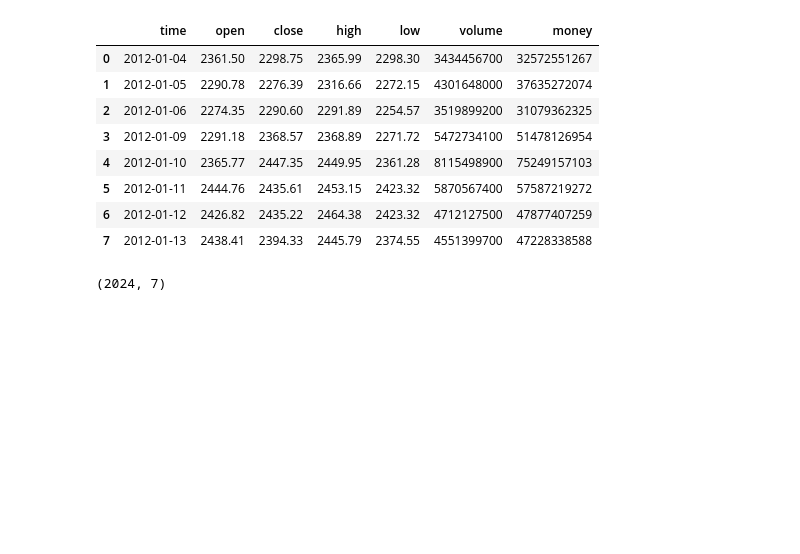
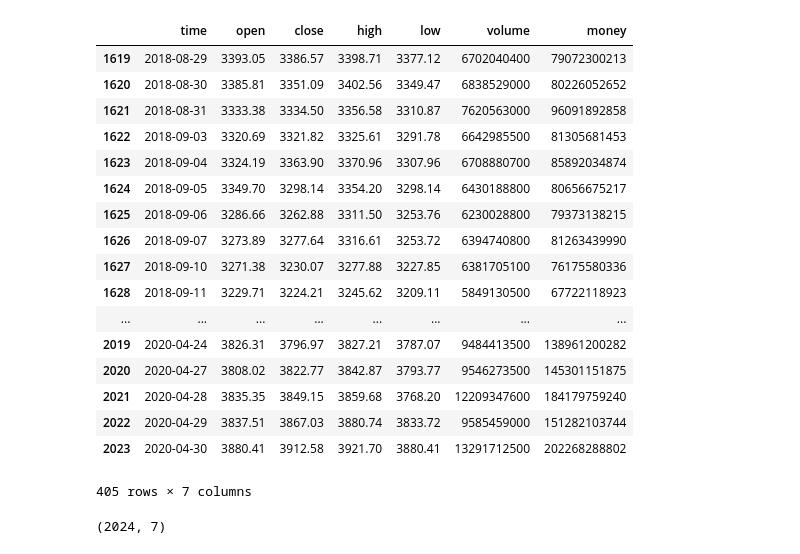
Before and after one commit to hellobilllee/lstm_stock_price_prediction, a Jupyter notebook: lstm_predict_xshg300_next3day_price.ipynb, the cells around one changed output. Drawn from its saved outputs; the diff is of its cells as text; code cells hidden in the pictures; blank space fills up the shorter version.

```diff
--- a/lstm_predict_xshg300_next3day_price.ipynb
+++ b/lstm_predict_xshg300_next3day_price.ipynb
@@ -17,18 +18,27 @@ from sklearn.preprocessing import MinMaxScaler
 import time
 # %%
 df = pd.read_csv("data/沪深300天级别数据.csv",header=0,index_col=None,sep='\s+',parse_dates=[0])
-# %%
-df.head(8)
-# %% [output]
-|  | time | open | close | high | low | volume | money |
-| 0 | 2012-01-04 | 2361.50 | 2298.75 | 2365.99 | 2298.30 | 3434456700 | 32572551267 |
-| 1 | 2012-01-05 | 2290.78 | 2276.39 | 2316.66 | 2272.15 | 4301648000 | 37635272074 |
-| 2 | 2012-01-06 | 2274.35 | 2290.60 | 2291.89 | 2254.57 | 3519899200 | 31079362325 |
-| 3 | 2012-01-09 | 2291.18 | 2368.57 | 2368.89 | 2271.72 | 5472734100 | 51478126954 |
-| 4 | 2012-01-10 | 2365.77 | 2447.35 | 2449.95 | 2361.28 | 8115498900 | 75249157103 |
-| 5 | 2012-01-11 | 2444.76 | 2435.61 | 2453.15 | 2423.32 | 5870567400 | 57587219272 |
-| 6 | 2012-01-12 | 2426.82 | 2435.22 | 2464.38 | 2423.32 | 4712127500 | 47877407259 |
-| 7 | 2012-01-13 | 2438.41 | 2394.33 | 2445.79 | 2374.55 | 4551399700 | 47228338588 |
+# %%
+df[1619:]
+# %% [output]
+|  | time | open | close | high | low | volume | money |
+| 1619 | 2018-08-29 | 3393.05 | 3386.57 | 3398.71 | 3377.12 | 6702040400 | 79072300213 |
+| 1620 | 2018-08-30 | 3385.81 | 3351.09 | 3402.56 | 3349.47 | 6838529000 | 80226052652 |
+| 1621 | 2018-08-31 | 3333.38 | 3334.50 | 3356.58 | 3310.87 | 7620563000 | 96091892858 |
+| 1622 | 2018-09-03 | 3320.69 | 3321.82 | 3325.61 | 3291.78 | 6642985500 | 81305681453 |
+| 1623 | 2018-09-04 | 3324.19 | 3363.90 | 3370.96 | 3307.96 | 6708880700 | 85892034874 |
+| 1624 | 2018-09-05 | 3349.70 | 3298.14 | 3354.20 | 3298.14 | 6430188800 | 80656675217 |
+| 1625 | 2018-09-06 | 3286.66 | 3262.88 | 3311.50 | 3253.76 | 6230028800 | 79373138215 |
+| 1626 | 2018-09-07 | 3273.89 | 3277.64 | 3316.61 | 3253.72 | 6394740800 | 81263439990 |
+| 1627 | 2018-09-10 | 3271.38 | 3230.07 | 3277.88 | 3227.85 | 6381705100 | 76175580336 |
+| 1628 | 2018-09-11 | 3229.71 | 3224.21 | 3245.62 | 3209.11 | 5849130500 | 67722118923 |
+| ... | ... | ... | ... | ... | ... | ... | ... |
+| 2019 | 2020-04-24 | 3826.31 | 3796.97 | 3827.21 | 3787.07 | 9484413500 | 138961200282 |
+| 2020 | 2020-04-27 | 3808.02 | 3822.77 | 3842.87 | 3793.77 | 9546273500 | 145301151875 |
+| 2021 | 2020-04-28 | 3835.35 | 3849.15 | 3859.68 | 3768.20 | 12209347600 | 184179759240 |
+| 2022 | 2020-04-29 | 3837.51 | 3867.03 | 3880.74 | 3833.72 | 9585459000 | 151282103744 |
+| 2023 | 2020-04-30 | 3880.41 | 3912.58 | 3921.70 | 3880.41 | 13291712500 | 202268288802 |
+405 rows × 7 columns
 # %%
 df.shape
 # %% [output]
```
Also changed, not shown: parts of 12 cells of this notebook, 1 other file.
